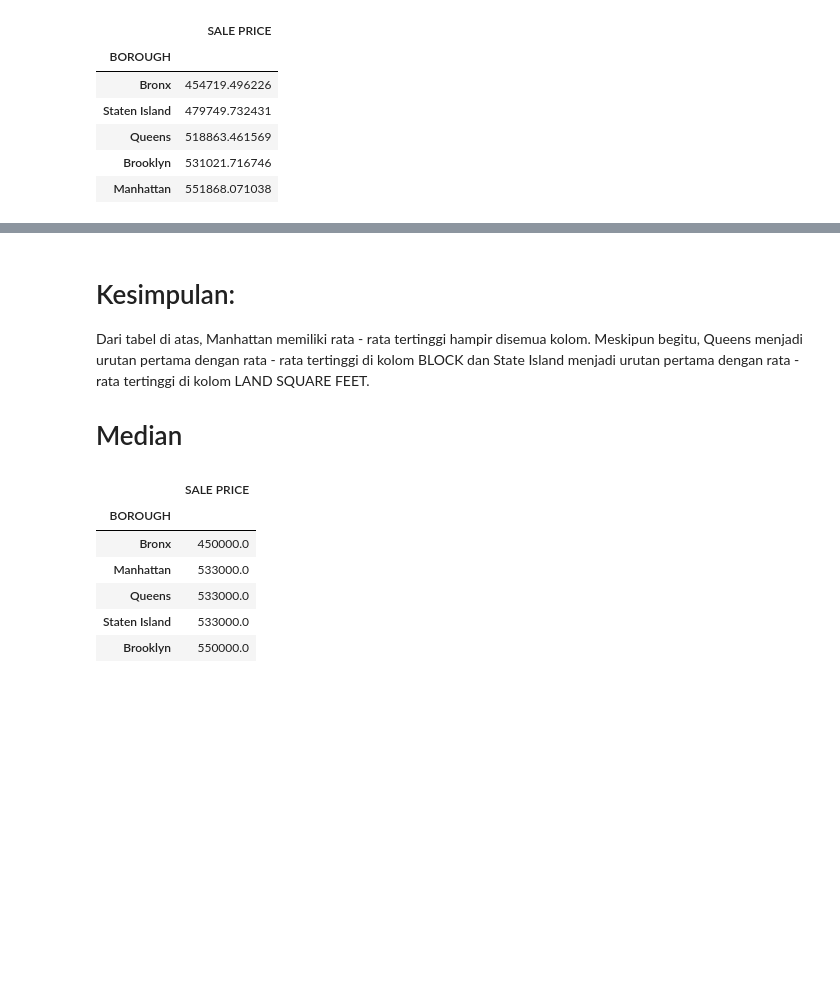
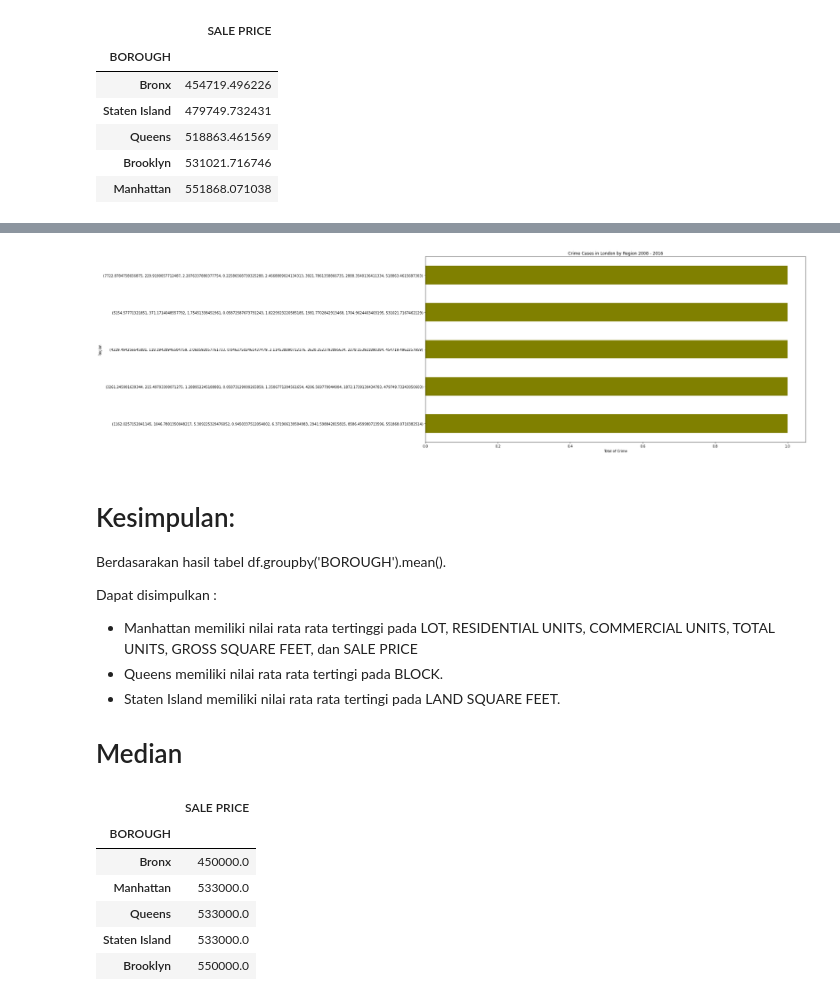
Before and after one commit to Hubhubhob/Hacktiv8, a Jupyter notebook: Hacktiv8-Assignment2/PYTN_Assgn_2_3_KS-017-Andreas_Dimas_C.ipynb, the cells around one changed output, grey strips where cells are left out. Cells and saved outputs as stored; diff of their text form; code cells hidden in the pictures; blank space fills up the shorter version.

```diff
--- a/Hacktiv8-Assignment2/PYTN_Assgn_2_3_KS-017-Andreas_Dimas_C.ipynb
+++ b/Hacktiv8-Assignment2/PYTN_Assgn_2_3_KS-017-Andreas_Dimas_C.ipynb
@@ -425,10 +462,28 @@ mean_all
 | Brooklyn | 5154.577713 | 371.171405 | 1.754513 | 0.058726 | 1.822992 | 1981.770284 | ... |
 | Queens | 7722.878476 | 229.919006 | 2.207634 | 0.225866 | 2.466881 | 3921.786136 | ... |
 | Staten Island | 3261.245902 | 215.497933 | 1.288952 | 0.058731 | 1.350677 | 4296.569779 | ... |
+# %%
+totalborough = df.groupby('BOROUGH').mean().value_counts()
+barh=totalborough[0:10]
+
+barh.plot(kind='barh', figsize=(20,10), color='olive')
+
+plt.xlabel('Total of Crime')
+plt.ylabel('Region')
+plt.title('Crime Cases in London by Region 2008 - 2016')
+
+plt.show()
+# %% [output]
+[figure, added]
 # %% [markdown]
 # Kesimpulan:
+Berdasarakan hasil tabel df.groupby('BOROUGH').mean().
 
-Dari tabel di atas, Manhattan memiliki rata - rata tertinggi hampir disemua kolom. Meskipun begitu, Queens menjadi urutan pertama dengan rata - rata tertinggi di kolom BLOCK dan State Island menjadi urutan pertama dengan rata - rata tertinggi di kolom LAND SQUARE FEET.
+Dapat disimpulkan :
+ - Manhattan memiliki nilai rata rata tertinggi pada LOT, RESIDENTIAL UNITS, COMMERCIAL UNITS, TOTAL UNITS, GROSS SQUARE FEET, dan SALE PRICE
+ - Queens memiliki nilai rata rata tertingi pada BLOCK.
+ - Staten Island memiliki nilai rata rata tertingi pada LAND SQUARE FEET.
+
 
 # Median
 # %%
```
Also changed, not shown: parts of 10 cells of this notebook.
